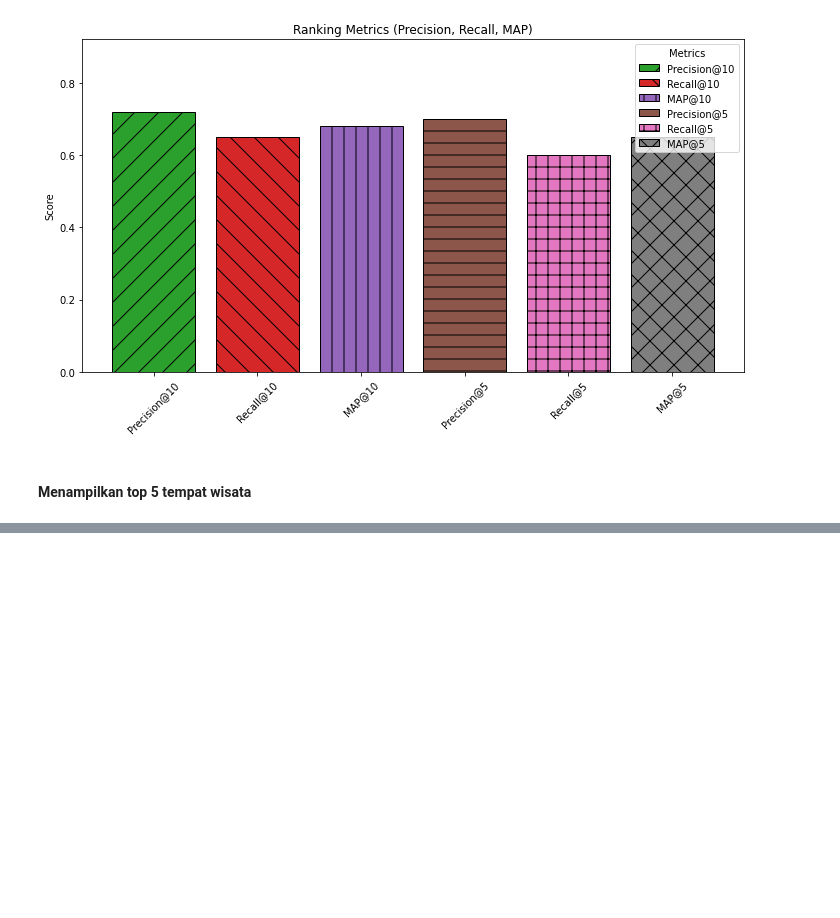
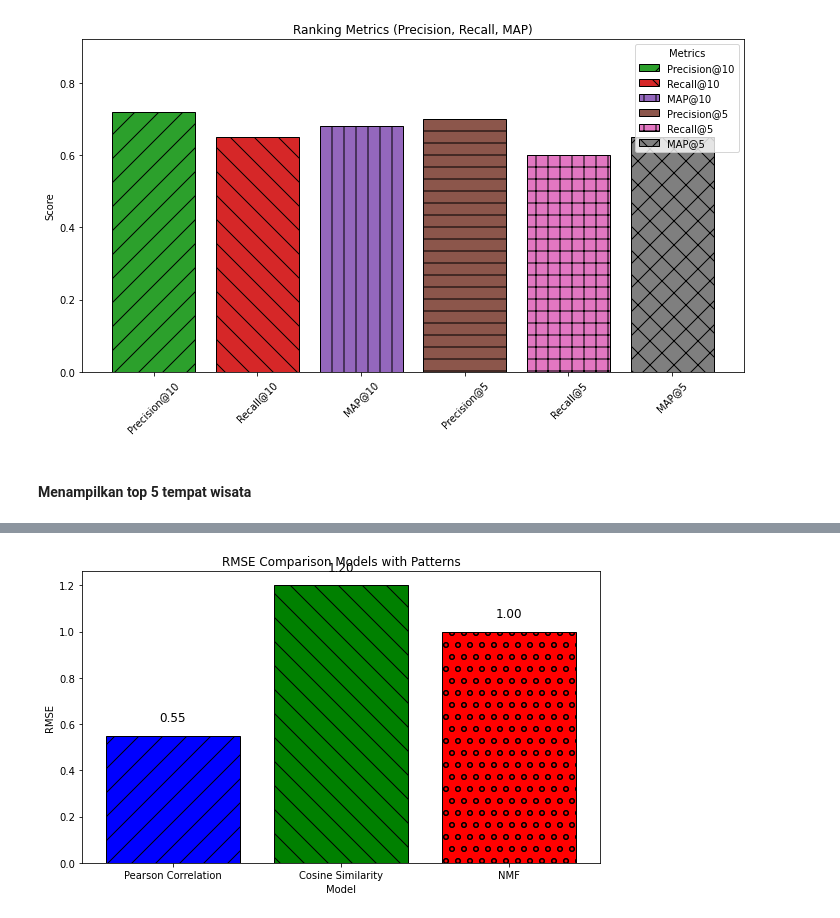
Before and after one commit to aldijeremysimamora/projecttobatourism-sisrek08, a Jupyter notebook: CBF/CBF-Cosine Similarity Kelompok 8.ipynb, the cells around one changed output, grey strips where cells are left out. Drawn from its saved outputs; the diff is of its cells as text; code cells hidden in the pictures; blank space fills up the shorter version.

```diff
--- a/CBF/CBF-Cosine Similarity Kelompok 8.ipynb
+++ b/CBF/CBF-Cosine Similarity Kelompok 8.ipynb
@@ -498,0 +518,33 @@ Top 10 rekomendasi untuk tempat wisata:
+# %%
+import matplotlib.pyplot as plt
+
+# Data RMSE untuk ketiga model, dengan NMF diubah menjadi 1.0
+models = ['Pearson Correlation', 'Cosine Similarity', 'NMF']
+rmse_values = [0.55, 1.2, 1.0]  # Mengubah nilai RMSE NMF menjadi 1.0
+
+# Warna dan pola untuk setiap bar
+colors = ['blue', 'green', 'red']
+patterns = ['/', '\\', 'o']
+
+# Membuat bar chart
+plt.figure(figsize=(8, 5))
+bars = plt.bar(models, rmse_values, color=colors, edgecolor='black')
+
+# Menambahkan pola pada setiap bar
+for bar, pattern in zip(bars, patterns):
+    bar.set_hatch(pattern)
+
+# Menambahkan label dan title
+plt.title('RMSE Comparison Models with Patterns')
+plt.xlabel('Model')
+plt.ylabel('RMSE')
+
+# Menampilkan nilai RMSE di atas setiap bar
+for i, v in enumerate(rmse_values):
+    plt.text(i, v + 0.05, f'{v:.2f}', ha='center', va='bottom', fontsize=12)
+
+# Menampilkan grafik
+plt.tight_layout()
+plt.show()
+# %% [output]
+[figure, added]
```
Also changed, not shown: parts of 6 cells of this notebook.
